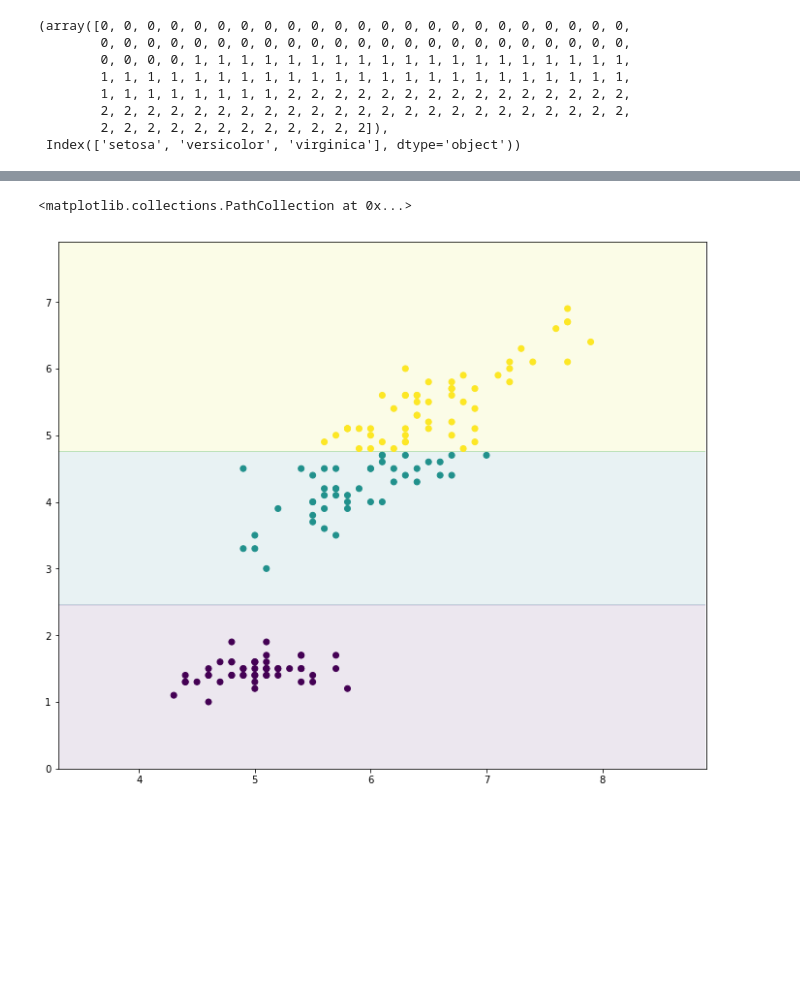
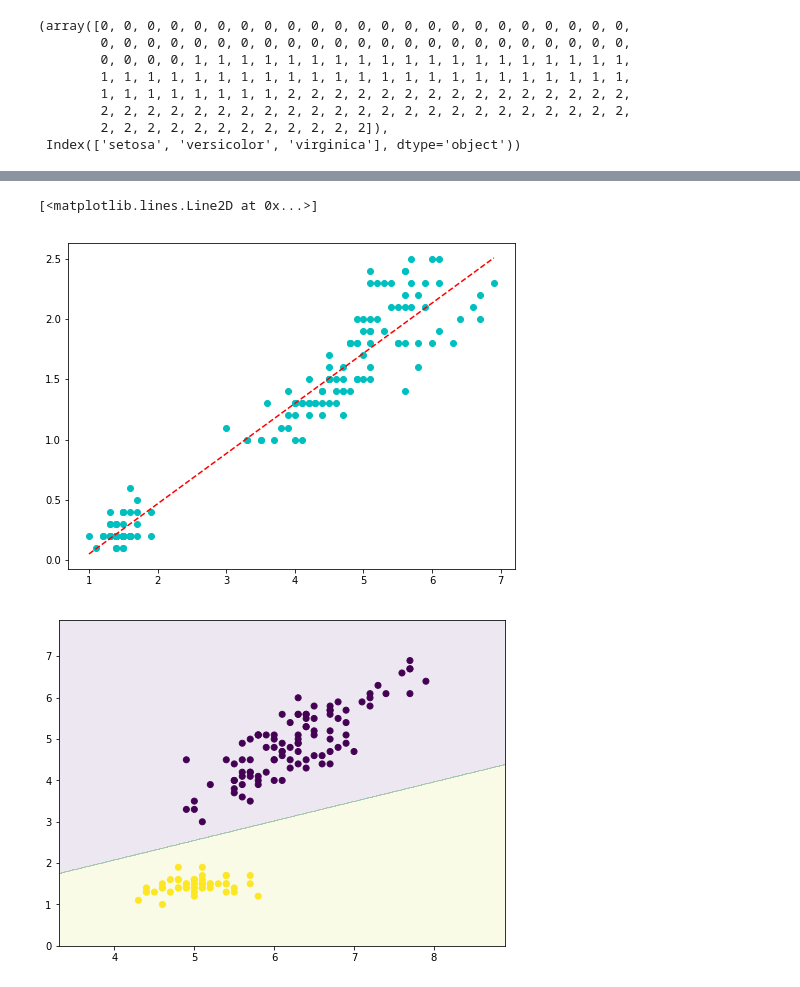
Before and after one commit to ahastudio/CodingLife, a Jupyter notebook: 20170617/scipy/ml.ipynb, the cells around one changed output, grey strips where cells are left out. Saved outputs shown, nothing was run; the diff lists cells and outputs as text; code cells hidden in the pictures; blank space fills up the shorter version.

```diff
--- a/20170617/scipy/ml.ipynb
+++ b/20170617/scipy/ml.ipynb
@@ -1,3 +0,0 @@
-# %%
-%pylab inline
-pylab.rcParams['figure.figsize'] = (12, 10)
@@ -5,0 +1,7 @@ Populating the interactive namespace from numpy and matplotlib
+# %%
+%pylab inline
+pylab.rcParams['figure.figsize'] = (8, 6)
+
+# https://github.com/scipy/scipy/issues/5998
+import warnings
+warnings.filterwarnings(action='ignore', module='scipy', message='^internal gelsd')
@@ -56,22 +132,46 @@ z = tree.predict(x)
+# %%
+# Linear Regression
+
+from sklearn.linear_model import LinearRegression
+
+x = df[['Petal.Length']].as_matrix()
+y = df['Petal.Width'].as_matrix()
+
+regression = LinearRegression()
+regression.fit(x, y)
+
+z = regression.predict(x)
+
+# plot
+
+plt.scatter(x[:, 0], y, c='c')
+plt.plot([x[:, 0].min(), x[:, 0].max()], [z.min(), z.max()], 'r--')
+# %% [output]
+[<matplotlib.lines.Line2D at 0x...>]
+[figure, added]
 # %%
-x_min, x_max = x[:, 0].min() - 1, x[:, 0].max() + 1
-y_min, y_max = x[:, 1].min() - 1, x[:, 1].max() + 1
+# Perceptron
 
-plt.xlim(x_min, x_max)
-plt.ylim(y_min, y_max)
+from sklearn.linear_model import Perceptron
 
-# area
+features = ['Sepal.Length', 'Petal.Length']
 
-step = 0.01
-xv, yv = np.meshgrid(np.arange(x_min, x_max, step),
-                     np.arange(y_min, y_max, step))
-zv = tree.predict(np.stack((xv.ravel(), yv.ravel()), axis=-1))
+x = df[features].as_matrix()
+y = df.labels == 0
 
-plt.contourf(xv, yv, zv.reshape(xv.shape), alpha=0.1)
+perceptron = Perceptron()
+perceptron.fit(x, y)
 
-# scatter
+# predict
 
-plt.scatter(x[:, 0], x[:, 1], c=z)
+xv, yv = np.meshgrid(np.arange(x[:, 0].min() - 1, x[:, 0].max() + 1, 0.01),
+                     np.arange(x[:, 1].min() - 1, x[:, 1].max() + 1, 0.01))
+z = perceptron.predict(np.stack((xv.ravel(), yv.ravel()), axis=-1))
+
+# plot
+
+plt.contourf(xv, yv, z.reshape(xv.shape), alpha=0.1)
+plt.scatter(x[:, 0], x[:, 1], c=y)
+plt.show()
 # %% [output]
-<matplotlib.collections.PathCollection at 0x...>
-[figure, old version]
+[figure, new version]
```
Also changed, not shown: parts of 13 cells of this notebook.
